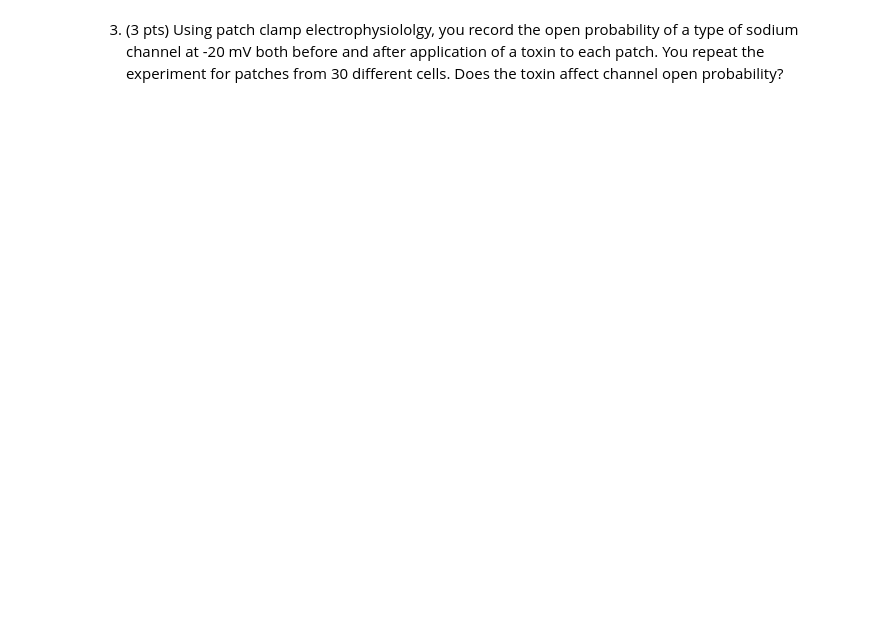
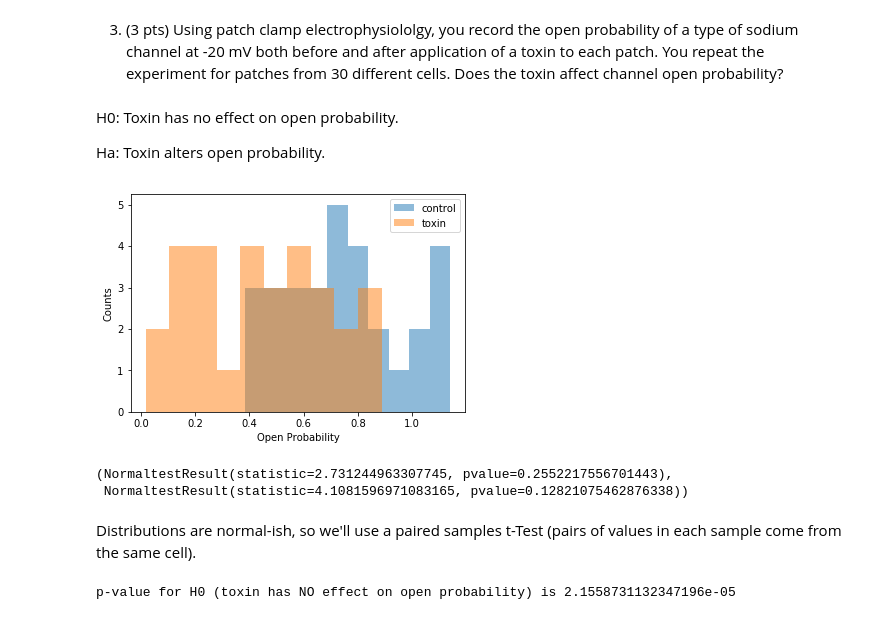
Before and after one commit to marcel-goldschen-ohm/NEU-337-Spring-2020, a Jupyter notebook: homework/homework-Feb-25-hypothesis.ipynb, the cells around one changed output. Drawn from its saved outputs; the diff is of its cells as text; code cells hidden in the pictures; blank space fills up the shorter version.

```diff
--- a/homework/homework-Feb-25-hypothesis.ipynb
+++ b/homework/homework-Feb-25-hypothesis.ipynb
@@ -76,3 +146,27 @@ Po_toxin = np.array([ 0.75791195, 0.0572936 ,  0.54145724, 0.3484273, 0.39734596
         0.38430718,  0.88450765, 0.24744299,  0.70027385, 0.70734415,
         0.25764896,  0.51795224, 0.01804675,  0.14647023,  0.88705361,
         0.11454288,  0.42658221,0.36847893,  0.70340362,  0.76809346])
+# %% [markdown]
+H0: Toxin has no effect on open probability.
+
+Ha: Toxin alters open probability.
+# %%
+plt.hist(Po_control, alpha=0.5, label='control')
+plt.hist(Po_toxin, alpha=0.5, label='toxin')
+plt.xlabel('Open Probability')
+plt.ylabel('Counts')
+plt.legend();
+# %% [output]
+[figure, added]
+# %%
+st.normaltest(Po_control), st.normaltest(Po_toxin)
+# %% [output]
+(NormaltestResult(statistic=2.731244963307745, pvalue=0.2552217556701443),
+ NormaltestResult(statistic=4.1081596971083165, pvalue=0.12821075462876338))
+# %% [markdown]
+Distributions are normal-ish, so we'll use a paired samples t-Test (pairs of values in each sample come from the same cell).
+# %%
+t, p = st.ttest_rel(Po_control, Po_toxin)
+print(f"p-value for H0 (toxin has NO effect on open probability) is {p}")
+# %% [output]
+p-value for H0 (toxin has NO effect on open probability) is 2.1558731132347196e-05
```
Also changed, not shown: parts of 23 cells of this notebook.
